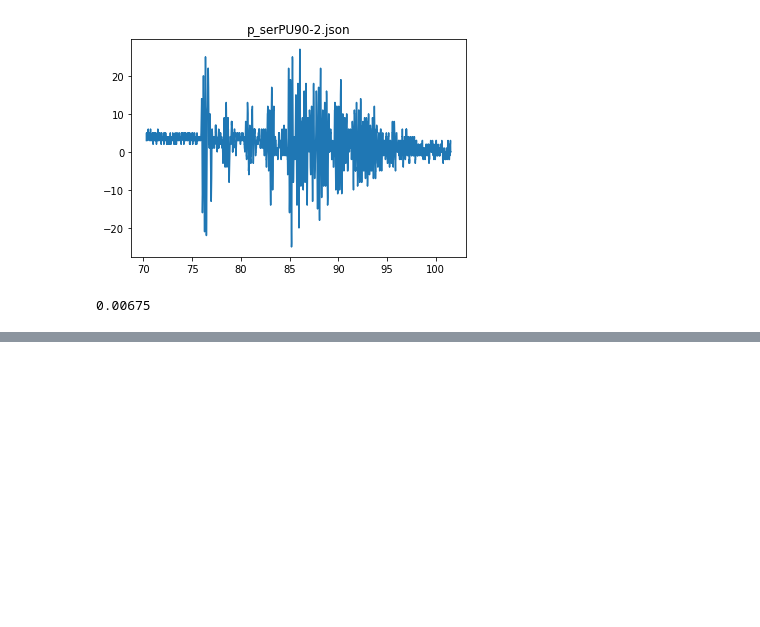
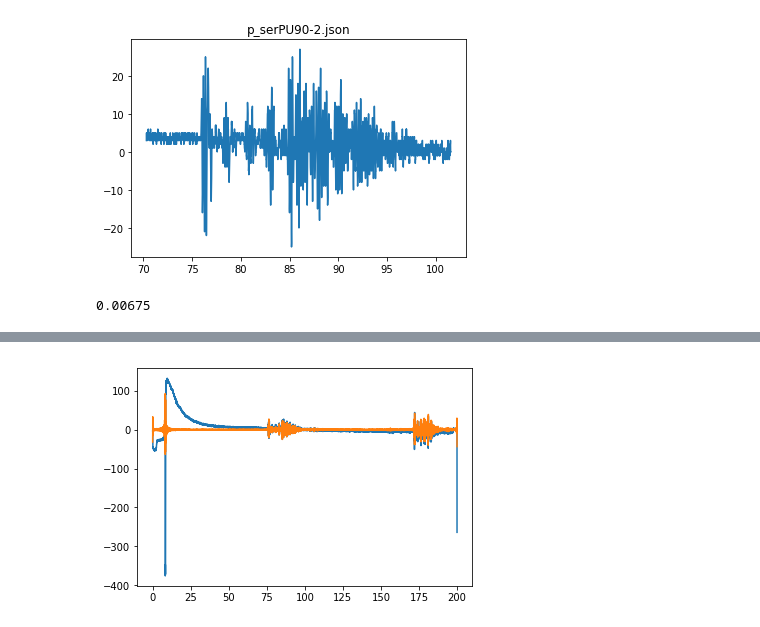
Before and after one commit to amashal/DiyUS, a Jupyter notebook: un0rick_postprocessing.ipynb, the cells around one changed output, grey strips where cells are left out. Saved outputs shown, nothing was run; the diff lists cells and outputs as text; code cells hidden in the pictures; blank space fills up the shorter version.

```diff
--- a/un0rick_postprocessing.ipynb
+++ b/un0rick_postprocessing.ipynb
@@ -104,0 +117,7 @@ plt.show()
+# %%
+CleanSignal = np.real(np.fft.ifft(CleanedFFT))
+plt.plot(t,tmp)
+plt.plot(t,CleanSignal)
+plt.show()
+# %% [output]
+[figure, added]
```
Also changed, not shown: parts of 12 cells of this notebook, 1 other file.
